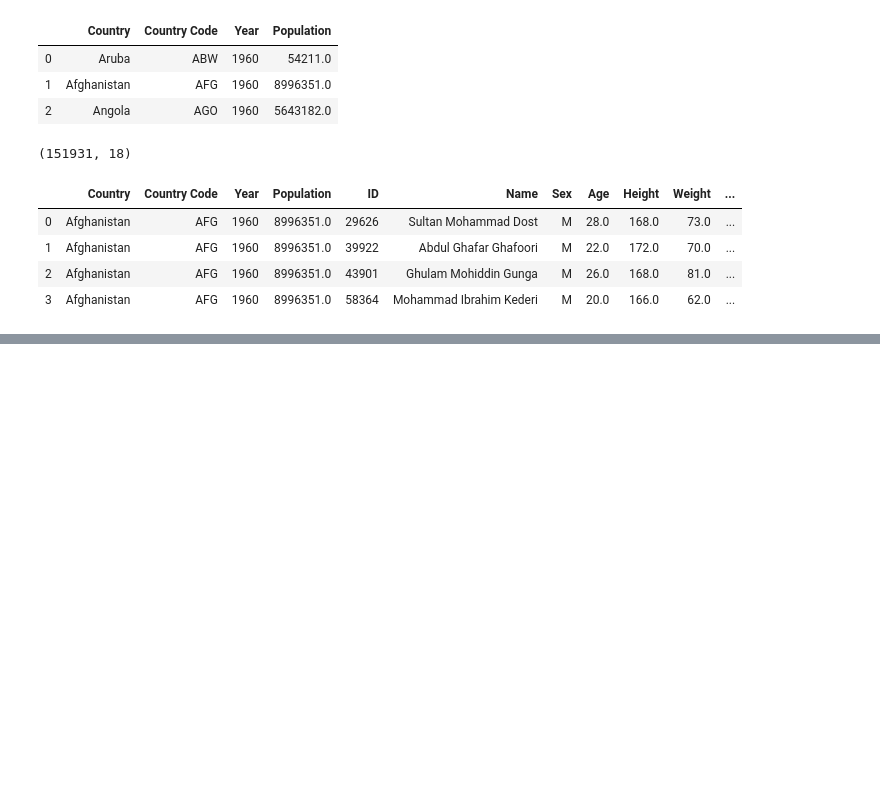
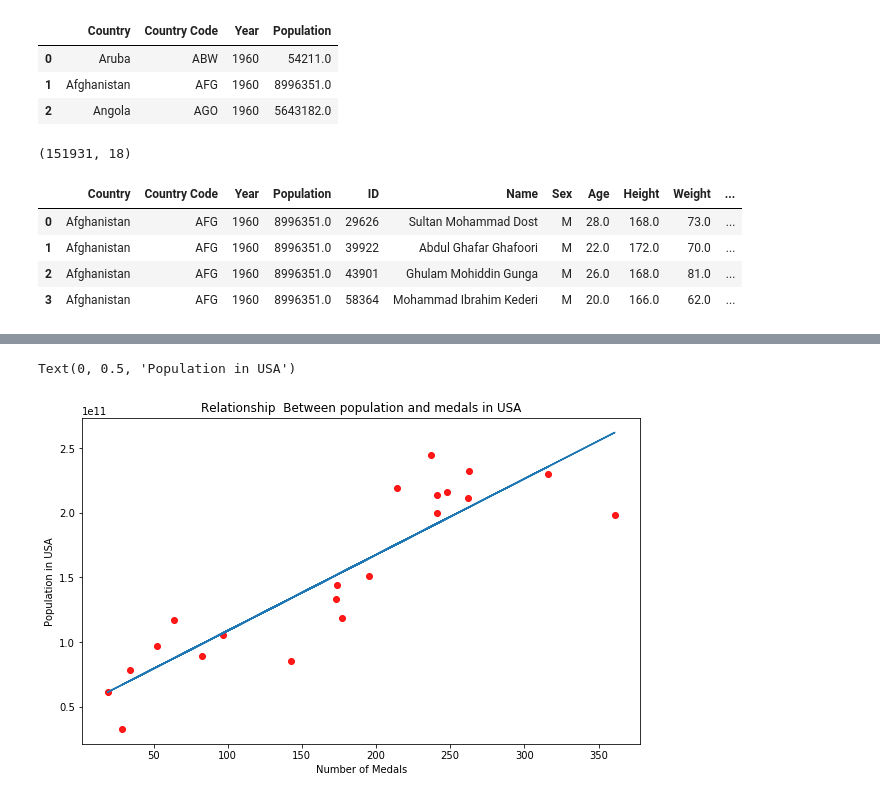
Before and after one commit to OMcPhillips/DataScienceInPracticeProject, a Jupyter notebook: population_athelet.ipynb, the cells around one changed output, grey strips where cells are left out. Cells and saved outputs as stored; diff of their text form; code cells hidden in the pictures; blank space fills up the shorter version.

```diff
--- a/population_athelet.ipynb
+++ b/population_athelet.ipynb
@@ -68,0 +180,3 @@ Population.to_csv('athletePopulation.csv', sep=',')
+# %%
+USA_only = medal_total['Country']=='USA'
+total_confirmed_by_day_USA_only = medal_total[USA_only]
@@ -68,0 +203,4 @@ Population.to_csv('athletePopulation.csv', sep=',')
+# %%
+top_countries_won_Medal = ['USA', 'Australia', 'Russia', 'China']
+
+country_medals = pd.pivot_table(medal_total, index = 'Year',columns = 'Country',values = 'Medal_Won',aggfunc = 'sum')[top_countries_won_Medal]
@@ -68,0 +228,2 @@ Population.to_csv('athletePopulation.csv', sep=',')
+# %%
+country_medals = pd.merge(total_confirmed_by_day_USA_only, country_medals, left_on = ['Year','Medal_Won'], right_on = ['Year','USA'])
@@ -68,0 +250,21 @@ Population.to_csv('athletePopulation.csv', sep=',')
+# %%
+country_medals = country_medals.rename({'Population': 'Population_USA'}, axis=1)
+# %%
+slope, intercept, r, p, std_err = stats.linregress(country_medals['USA'], country_medals['Population_USA'])
+
+def myfunc(x):
+    return slope * x + intercept
+mymodel = list(map(myfunc, country_medals['USA']))
+
+fig, ax = plt.subplots(figsize=(10, 6))
+
+# scatter the sepal_length against the sepal_width
+ax.scatter(country_medals['USA'], country_medals['Population_USA'],alpha = 0.9,color ='red')
+ax.plot(country_medals['USA'], mymodel)
+# set a title and labels
+ax.set_title('Relationship  Between population and medals in USA')
+ax.set_xlabel('Number of Medals')
+ax.set_ylabel('Population in USA')
+# %% [output]
+Text(0, 0.5, 'Population in USA')
+[figure, added]
```
Also changed, not shown: parts of 20 cells of this notebook, 1 other file.
